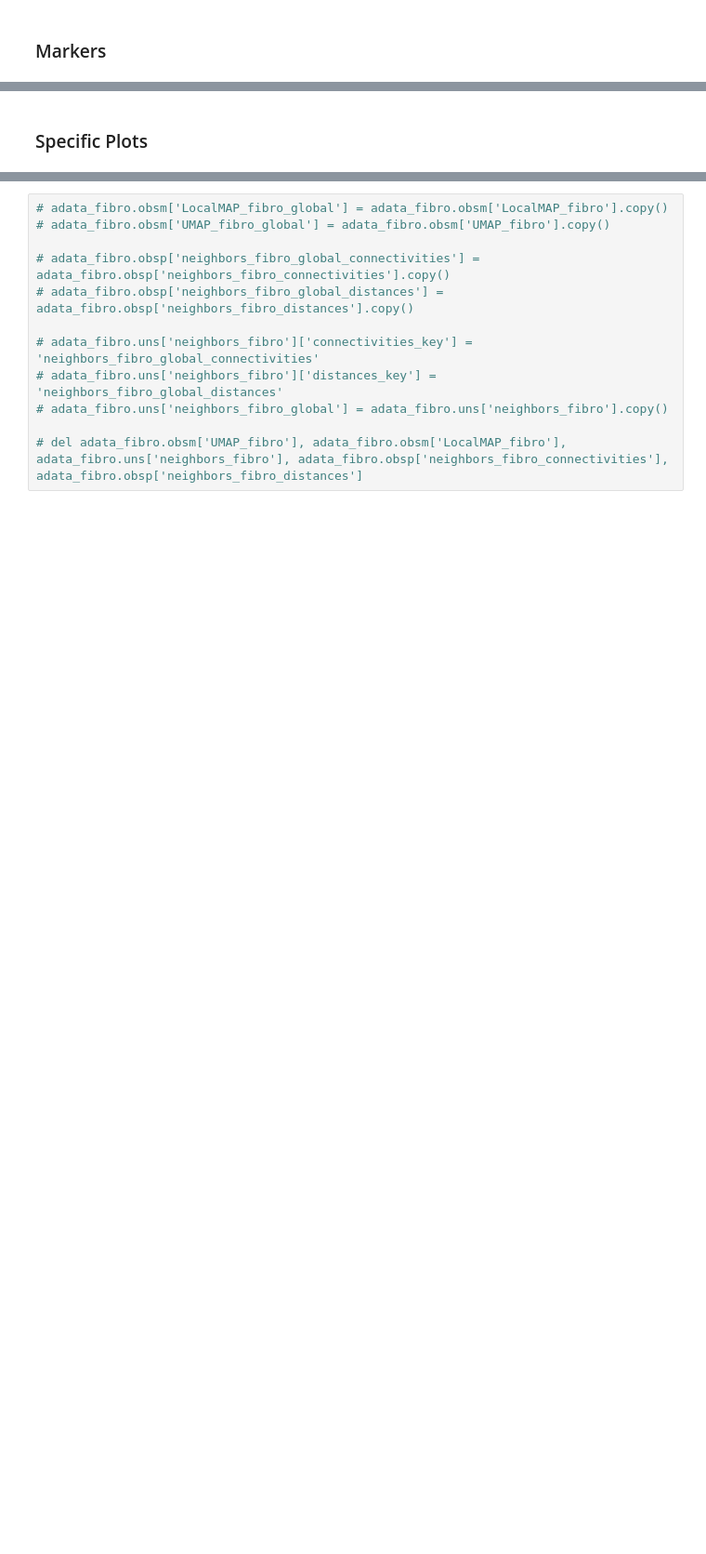
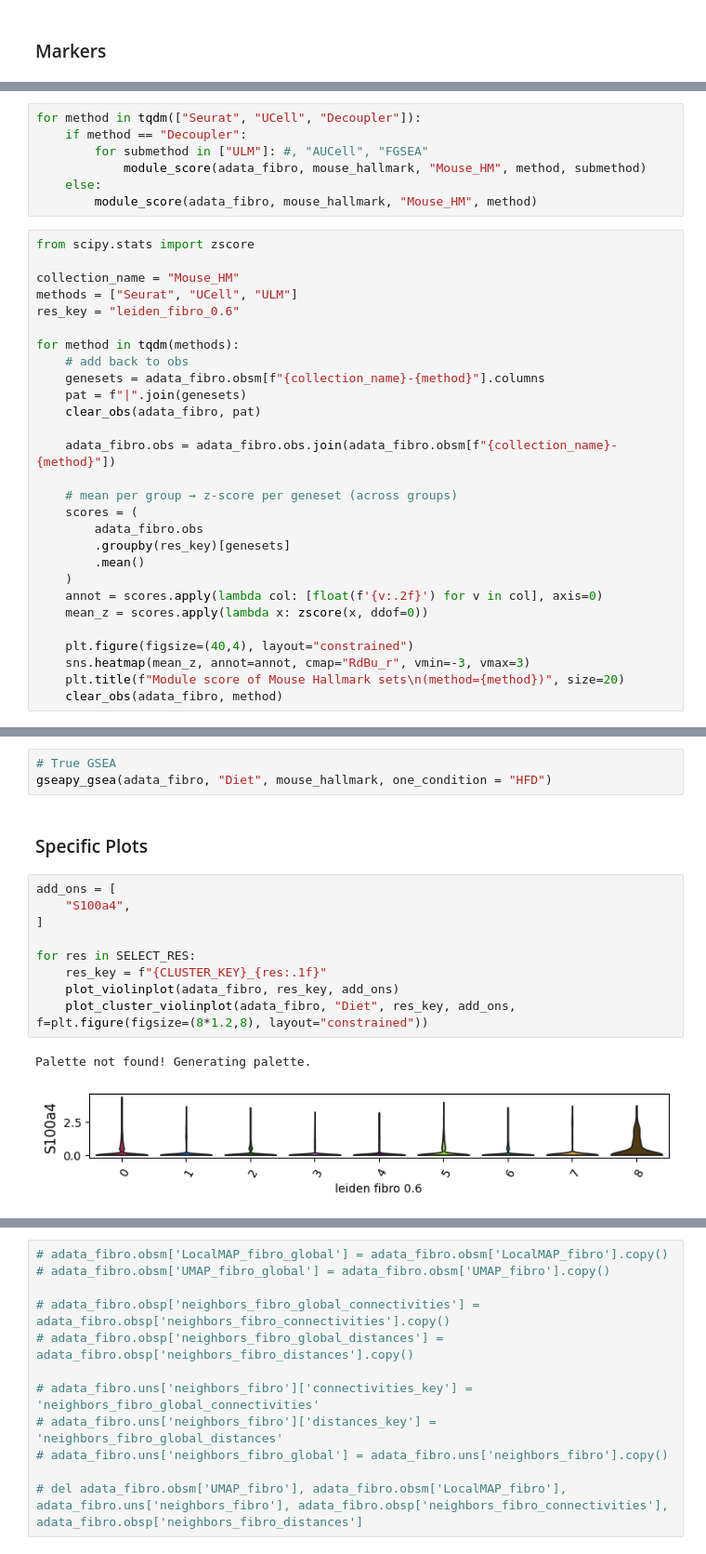
Before and after one commit to ethanhung11/spatial_seq, a Jupyter notebook: src/notebooks/single_cell/1.2-fibroblasts.ipynb, the cells around one changed output, grey strips where cells are left out. Shown at 93% size. Cells and saved outputs as stored; diff of their text form; blank space fills up the shorter version.

```diff
--- a/src/notebooks/single_cell/1.2-fibroblasts.ipynb
+++ b/src/notebooks/single_cell/1.2-fibroblasts.ipynb
@@ -864,0 +1150,35 @@ plot_violinplot(adata_fibro, "leiden_fibro_0.5", ["dpt_pseudotime", "palantir_ps
+# %%
+for method in tqdm(["Seurat", "UCell", "Decoupler"]):
+    if method == "Decoupler":
+        for submethod in ["ULM"]: #, "AUCell", "FGSEA"
+            module_score(adata_fibro, mouse_hallmark, "Mouse_HM", method, submethod)
+    else:
+        module_score(adata_fibro, mouse_hallmark, "Mouse_HM", method)
+# %%
+from scipy.stats import zscore
+
+collection_name = "Mouse_HM"
+methods = ["Seurat", "UCell", "ULM"]
+res_key = "leiden_fibro_0.6"
+
+for method in tqdm(methods):
+    # add back to obs
+    genesets = adata_fibro.obsm[f"{collection_name}-{method}"].columns
+    pat = f"|".join(genesets)
+    clear_obs(adata_fibro, pat)
+
+    adata_fibro.obs = adata_fibro.obs.join(adata_fibro.obsm[f"{collection_name}-{method}"])
+
+    # mean per group → z-score per geneset (across groups)
+    scores = (
+        adata_fibro.obs
+        .groupby(res_key)[genesets]
+        .mean()
+    )
+    annot = scores.apply(lambda col: [float(f'{v:.2f}') for v in col], axis=0)
+    mean_z = scores.apply(lambda x: zscore(x, ddof=0))
+
+    plt.figure(figsize=(40,4), layout="constrained")
+    sns.heatmap(mean_z, annot=annot, cmap="RdBu_r", vmin=-3, vmax=3)
+    plt.title(f"Module score of Mouse Hallmark sets\n(method={method})", size=20)
+    clear_obs(adata_fibro, method)
@@ -865,2 +1195,17 @@ plot_violinplot(adata_fibro, "leiden_fibro_0.5", ["dpt_pseudotime", "palantir_ps
+# %%
+# True GSEA
+gseapy_gsea(adata_fibro, "Diet", mouse_hallmark, one_condition = "HFD")
 # %% [markdown]
 ### Specific Plots
+# %%
+add_ons = [
+    "S100a4",
+]
+
+for res in SELECT_RES:
+    res_key = f"{CLUSTER_KEY}_{res:.1f}"
+    plot_violinplot(adata_fibro, res_key, add_ons)
+    plot_cluster_violinplot(adata_fibro, "Diet", res_key, add_ons, f=plt.figure(figsize=(8*1.2,8), layout="constrained"))
+# %% [output]
+Palette not found! Generating palette.
+[figure, added]
```
Also changed, not shown: parts of 93 cells of this notebook, 30 other files.
